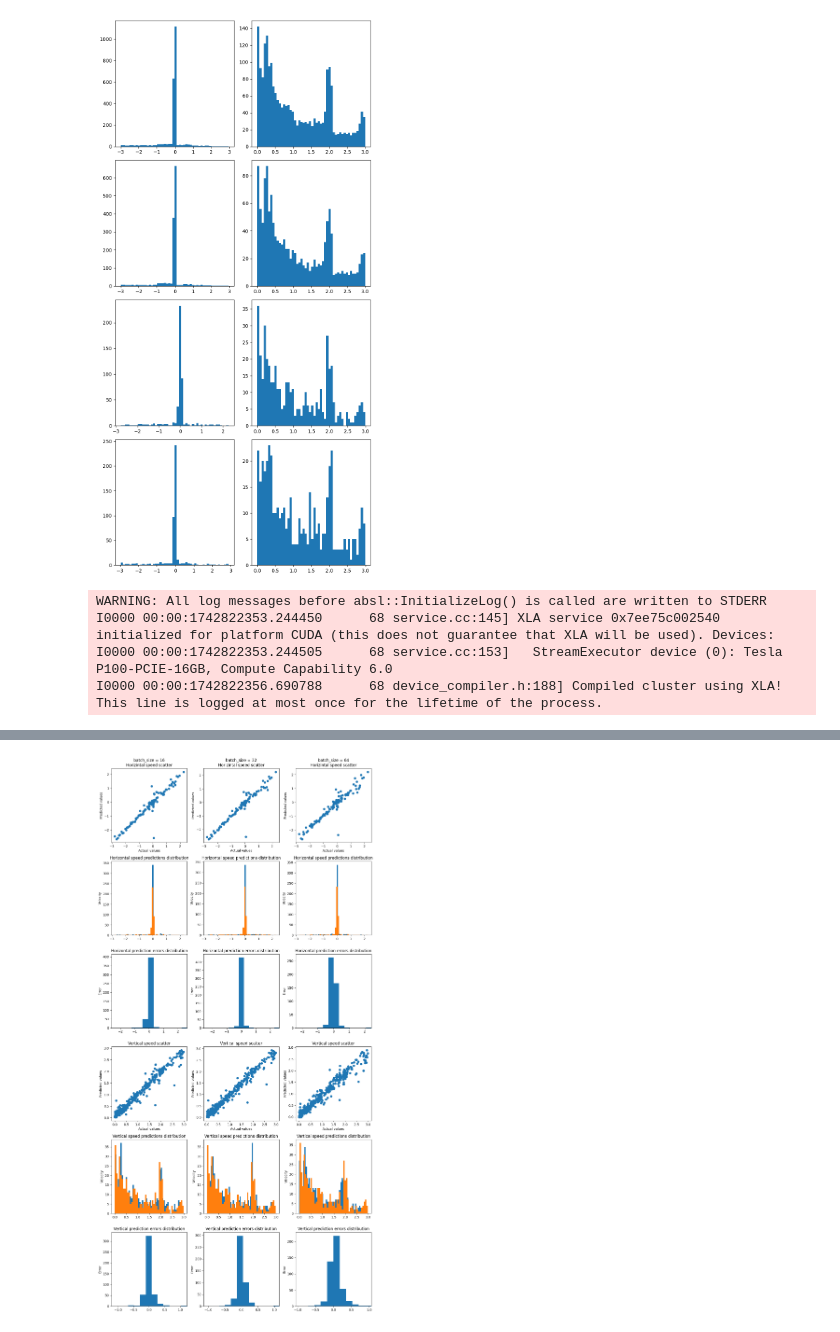
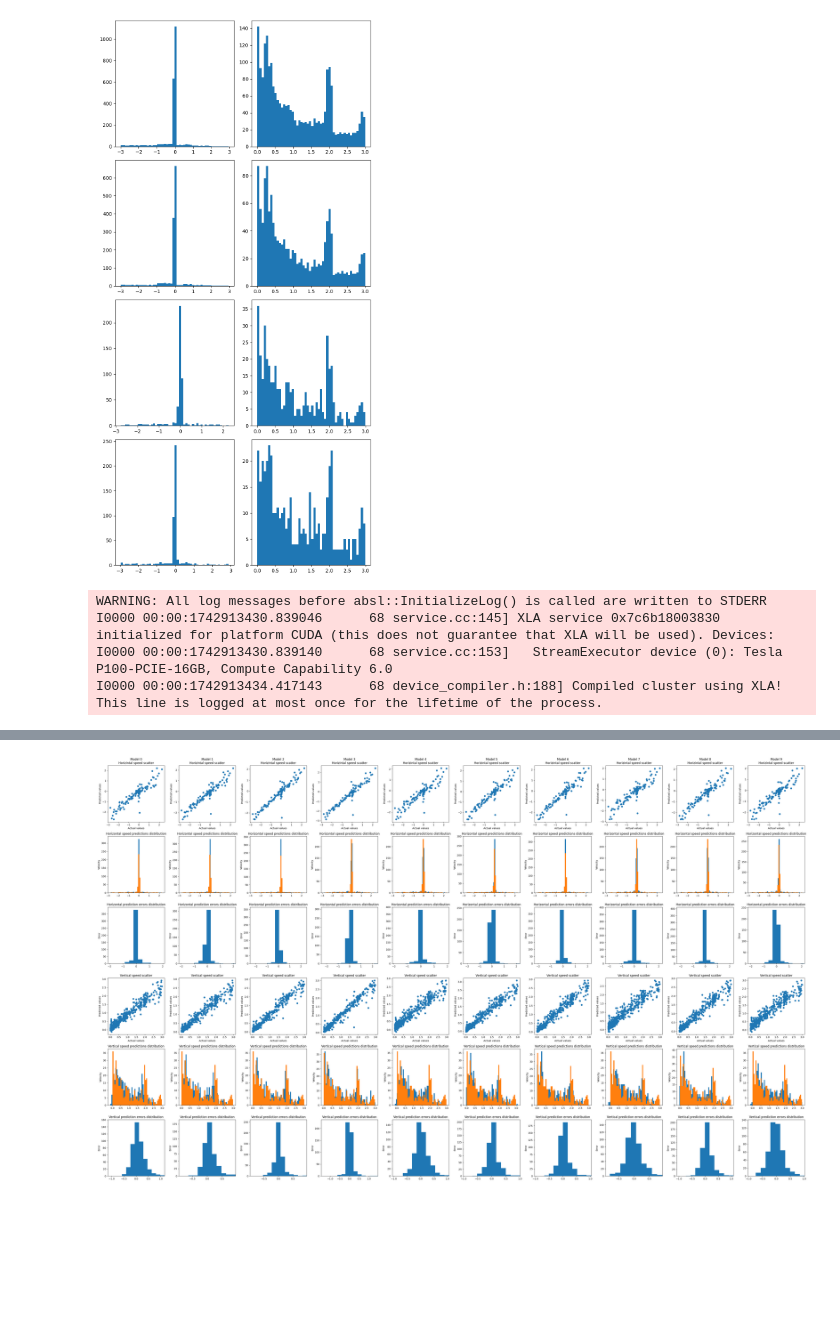
Before and after one commit to GabrieLuAlves/dronet-evaluation-for-indoor-navigation, a Jupyter notebook: dronet-evaluation-for-indoor-navigation.ipynb, the cells around one changed output, grey strips where cells are left out. Cells and saved outputs as stored; diff of their text form; code cells hidden in the pictures; blank space fills up the shorter version.

Commit message:
Kaggle Notebook | Dronet evaluation for indoor navigation | Version 10

```diff
--- a/dronet-evaluation-for-indoor-navigation.ipynb
+++ b/dronet-evaluation-for-indoor-navigation.ipynb
@@ -221,45 +229,55 @@ def create_dronet(learning_rate):
 
     return model
 # %%
+dronets = [
+    create_dronet(0.001, bottom_layers=(1024,)),
+    create_dronet(0.001, bottom_layers=(1024, 512)),
+    create_dronet(0.001, bottom_layers=(1024, 512, 256)),
+    create_dronet(0.001, bottom_layers=(1024, 512, 256, 128)),
+    create_dronet(0.001, bottom_layers=(512,)),
+    create_dronet(0.001, bottom_layers=(512, 256)),
+    create_dronet(0.001, bottom_layers=(512, 256, 128)),
+    create_dronet(0.001, bottom_layers=(256,)),
+    create_dronet(0.001, bottom_layers=(256, 128)),
+    create_dronet(0.001, bottom_layers=(128,)),
+]
+
+rows = 6
+columns = len(dronets)
+figsize = (columns * 4, rows * 4)
+
 data = {}
-fig, ax = plt.subplots(6, 3, figsize=(12, 24), layout="tight")
+fig, ax = plt.subplots(rows, columns, figsize=figsize, layout="tight")
 
-learning_rate = 0.001
-batch_size = 32
-
-for i, batch_size in enumerate([16, 32, 64]):
-    column_name = f"batch_size = {batch_size}"
+for i, dronet in enumerate(dronets):
+    column_name = f"Model {i}"
 
     y_train_scaled = y_train
     y_val_scaled = y_val
     y_test_scaled = y_test
 
     # Creation of the data generators
-    train_dataset = DataGenerator(X_train, y_train_scaled, batch_size=batch_size)
-    validation_dataset = DataGenerator(X_val, y_val_scaled, batch_size=batch_size)
-    test_dataset = DataGenerator(X_test, y_test_scaled, batch_size=batch_size)
-
-    # Model instantiation
-    dronet = create_dronet(learning_rate)
+    train_dataset = DataGenerator(X_train, y_train_scaled)
+    validation_dataset = DataGenerator(X_val, y_val_scaled)
+    test_dataset = DataGenerator(X_test, y_test_scaled)
 
     # Training
     history = dronet.fit(
         train_dataset,
         validation_data=validation_dataset,
-        epochs=200,
+        epochs=120,
         callbacks=[
-            # keras.callbacks.EarlyStopping(
-            #     monitor="val_Dronet_output_x_rmse",
-            #     patience=20,
-            #     min_delta=0.001,
-            #     mode="min"
-            # ),
+            keras.callbacks.EarlyStopping(
+                monitor="val_Dronet_output_x_rmse",
+                patience=20,
+                min_delta=0.001,
+                mode="min"
+            ),
             keras.callbacks.ReduceLROnPlateau(
-                monitor="val_Dronet_output_x_rmse",
-                patience=10,
+                monitor='val_Dronet_output_x_rmse',
                 factor=0.5,
-                min_lr=1e-7,
-                mode="min"
+                patience=5,
+                min_lr=1e-7
             ),
         ],
         verbose=0,
@@ -315,6 +333,6 @@ metrics = pd.DataFrame(data)
 print(metrics.T)
 # %% [output]
 WARNING: All log messages before absl::InitializeLog() is called are written to STDERR
-I0000 00:00:1742822353.244450      68 service.cc:145] XLA service 0x7ee75c002540 initialized for platform CUDA (this does not guarantee that XLA will be used). Devices:
-I0000 00:00:1742822353.244505      68 service.cc:153]   StreamExecutor device (0): Tesla P100-PCIE-16GB, Compute Capability 6.0
-I0000 00:00:1742822356.690788      68 device_compiler.h:188] Compiled cluster using XLA!  This line is logged at most once for the lifetime of the process.
+I0000 00:00:1742913430.839046      68 service.cc:145] XLA service 0x7c6b18003830 initialized for platform CUDA (this does not guarantee that XLA will be used). Devices:
+I0000 00:00:1742913430.839140      68 service.cc:153]   StreamExecutor device (0): Tesla P100-PCIE-16GB, Compute Capability 6.0
+I0000 00:00:1742913434.417143      68 device_compiler.h:188] Compiled cluster using XLA!  This line is logged at most once for the lifetime of the process.
@@ -336,4 +356,4 @@ batch_size = 64      0.955498     0.950366       0.184003
-[figure, old version]
+[figure, new version]
 # %%
 fig, ax = plt.subplots(2, 2, figsize=(8, 4), layout="constrained")
 
```
Also changed, not shown: parts of 4 cells of this notebook.
